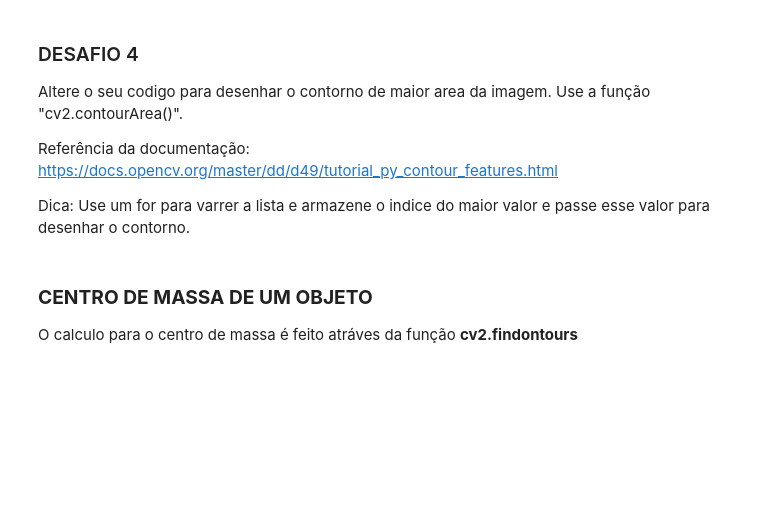
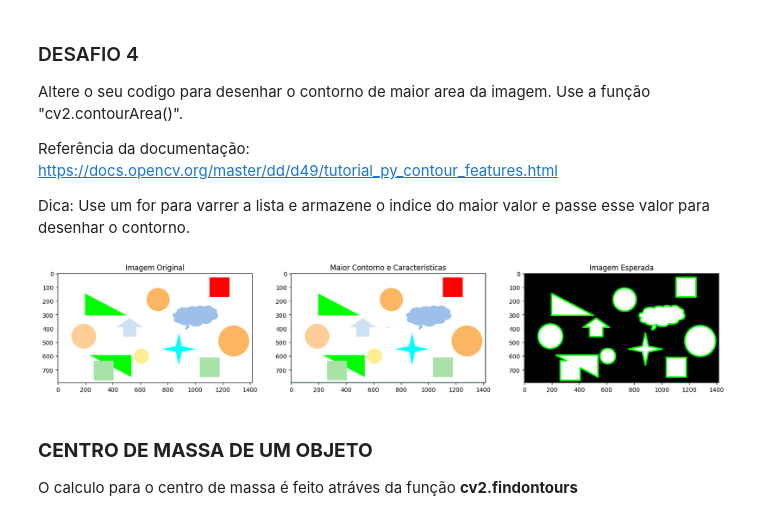
Before and after one commit to LucasMM2001/2SIR-ProjetoSIEstacionamento-2023, a Jupyter notebook: material/aulas/PDI/lab05/Espaço-cor-contorno.ipynb, the cells around one changed output. Saved outputs shown, nothing was run; the diff lists cells and outputs as text; code cells hidden in the pictures; blank space fills up the shorter version.

```diff
--- a/material/aulas/PDI/lab05/Espaço-cor-contorno.ipynb
+++ b/material/aulas/PDI/lab05/Espaço-cor-contorno.ipynb
@@ -429,3 +428,72 @@ Dica: Use um for para varrer a lista e armazene o indice do maior valor e passe
+# %%
+%matplotlib inline
+import cv2
+from matplotlib import pyplot as plt
+import numpy as np
+
+# Carregar as imagens
+img = cv2.imread('lab_images/formas.png')
+img_res = cv2.imread('lab_images/formas_contorno.png')
+
+# Converter para escala de cinza
+gray = cv2.cvtColor(img, cv2.COLOR_BGR2GRAY)
+
+# Aplicar um limiar para criar uma máscara binária
+_, thresh = cv2.threshold(gray, 127, 255, cv2.THRESH_BINARY)
+
+# Encontrar contornos
+contours, _ = cv2.findContours(thresh, cv2.RETR_EXTERNAL, cv2.CHAIN_APPROX_SIMPLE)
+
+# Verificar se há contornos antes de prosseguir
+if contours:
+    # Encontrar o contorno de maior área
+    maior_contorno = max(contours, key=cv2.contourArea)
+
+    # Calcular momentos para encontrar o centro do maior contorno
+    M = cv2.moments(maior_contorno)
+    if M['m00'] != 0:
+        cx = int(M['m10'] / M['m00'])
+        cy = int(M['m01'] / M['m00'])
+    else:
+        cx, cy = 0, 0  # Evitar erro de divisão por zero
+
+    # Encontrar retângulo delimitador e círculo mínimo
+    x, y, w, h = cv2.boundingRect(maior_contorno)
+    (x_min, y_min), radius = cv2.minEnclosingCircle(maior_contorno)
+
+    # Criar uma cópia da imagem original para desenhar os contornos
+    contour_img = img.copy()
+
+    # Desenhar os contornos e formas na imagem
+    cv2.drawContours(contour_img, [maior_contorno], -1, (0, 255, 0), 2)  # Contorno em verde
+    cv2.rectangle(contour_img, (x, y), (x + w, y + h), (255, 0, 0), 2)  # Retângulo delimitador em azul
+    cv2.circle(contour_img, (int(x_min), int(y_min)), int(radius), (0, 0, 255), 2)  # Círculo mínimo em vermelho
+    cv2.circle(contour_img, (cx, cy), 5, (255, 255, 0), -1)  # Centroide em amarelo
+
+    # Converter imagens para RGB para exibição no Matplotlib
+    img_rgb = cv2.cvtColor(img, cv2.COLOR_BGR2RGB)
+    img_res_rgb = cv2.cvtColor(img_res, cv2.COLOR_BGR2RGB)
+    contour_img_rgb = cv2.cvtColor(contour_img, cv2.COLOR_BGR2RGB)
+
+    # Exibir as imagens
+    fig = plt.figure(figsize=(20, 20))
+    plt.subplot(1, 3, 1)
+    plt.imshow(img_rgb)
+    plt.title('Imagem Original')
+
+    plt.subplot(1, 3, 2)
+    plt.imshow(contour_img_rgb)
+    plt.title('Maior Contorno e Características')
+
+    plt.subplot(1, 3, 3)
+    plt.imshow(img_res_rgb)
+    plt.title('Imagem Esperada')
+
+    plt.show()
+else:
+    print("Nenhum contorno encontrado.")
+# %% [output]
+[figure, added]
 # %% [markdown]
 ### **CENTRO DE MASSA DE UM OBJETO**
 
```
Also changed, not shown: parts of 3 cells of this notebook.
